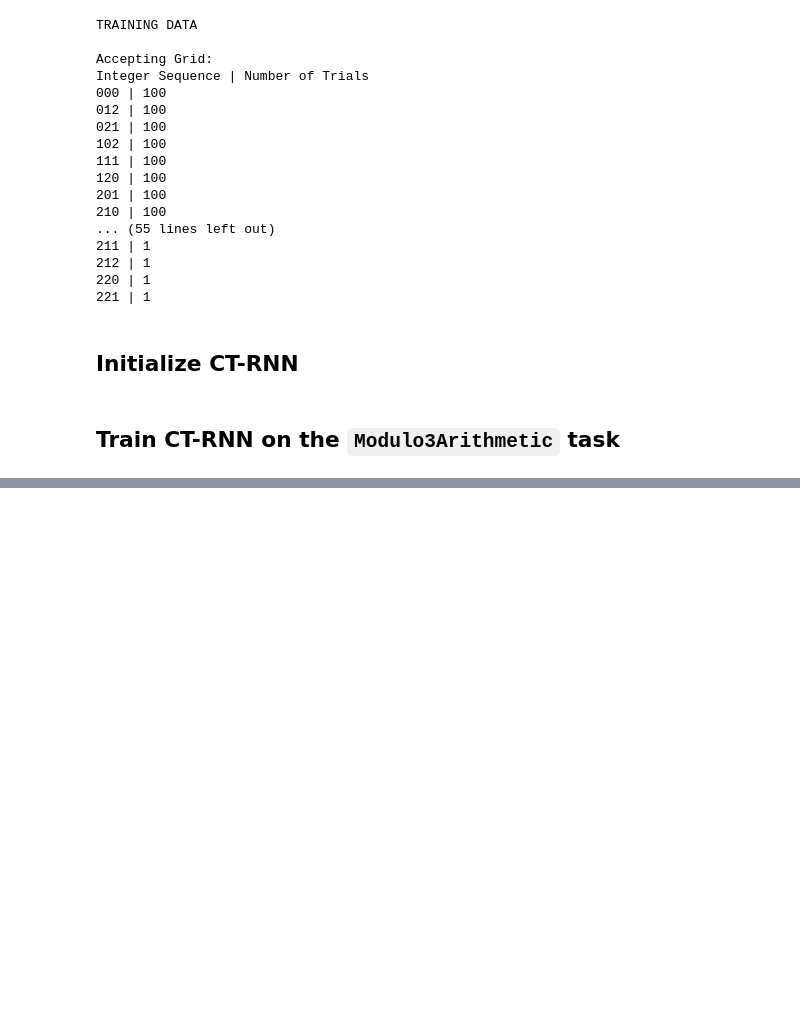
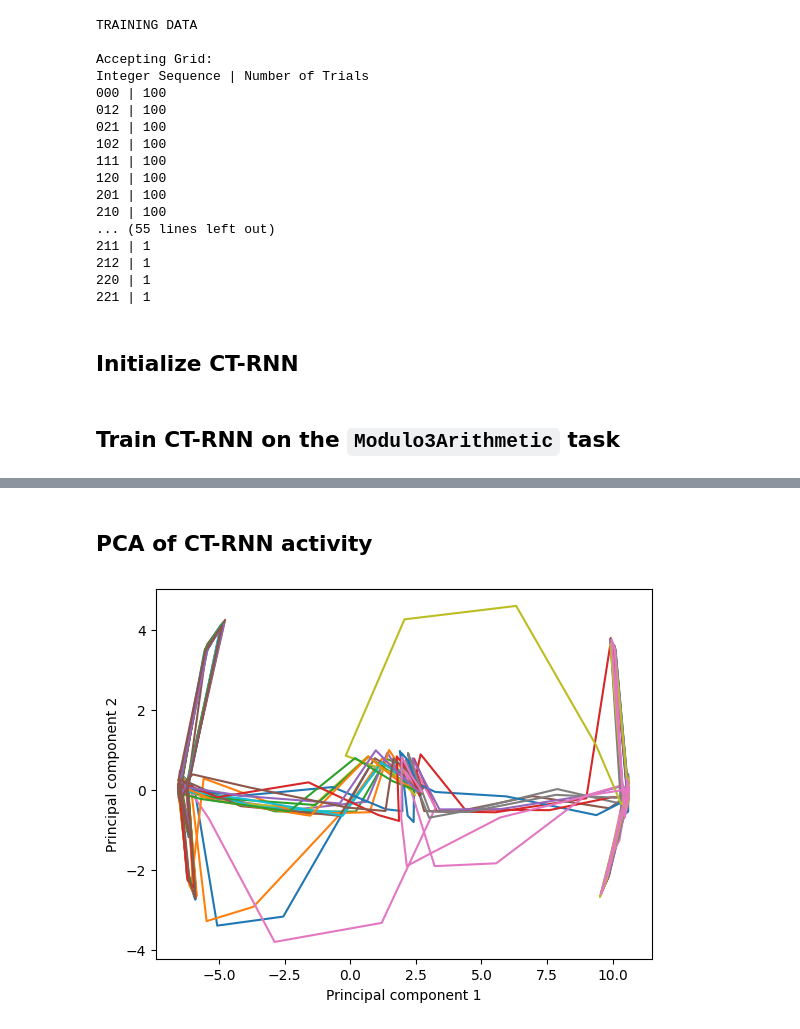
Before and after one commit to keith-murray/emergence-phase-codes, a Jupyter notebook: scripts/limit_cycle.ipynb, the cells around one changed output, grey strips where cells are left out. Saved outputs shown, nothing was run; the diff lists cells and outputs as text; code cells hidden in the pictures; blank space fills up the shorter version.

```diff
--- a/scripts/limit_cycle.ipynb
+++ b/scripts/limit_cycle.ipynb
@@ -208,0 +209,27 @@ Best accuracy epoch of 930
+# %% [markdown]
+## PCA of CT-RNN activity
+# %%
+# Compute PCA
+key, pca_key = random.split(key, num=2)
+model_behavior, pca = compute_pca(
+    pca_key,
+    train_state,
+    best_test_params.params,
+    tf_test,
+    2,
+)
+# %%
+# Plot PCA activity for Principal Components 1 and 2
+for i in range(model_behavior['rates_pc'].shape[0]):
+    plt.plot(
+        model_behavior['rates_pc'][i, :, 0],
+        model_behavior['rates_pc'][i, :, 1],
+    )
+    if i > 50:
+        break
+
+plt.xlabel('Principal component 1')
+plt.ylabel('Principal component 2')
+plt.show()
+# %% [output]
+[figure, added]
```
Also changed, not shown: parts of 5 cells of this notebook, 1 other file.
